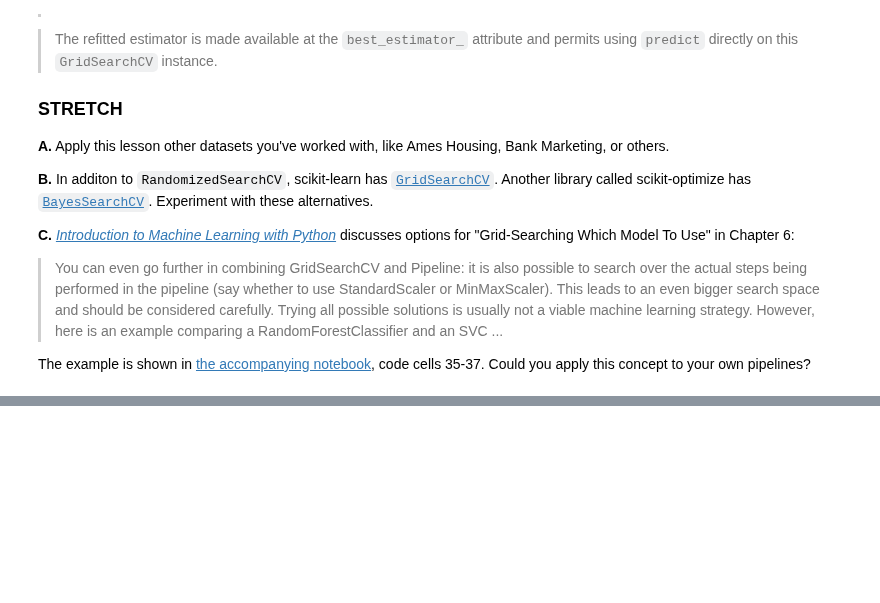
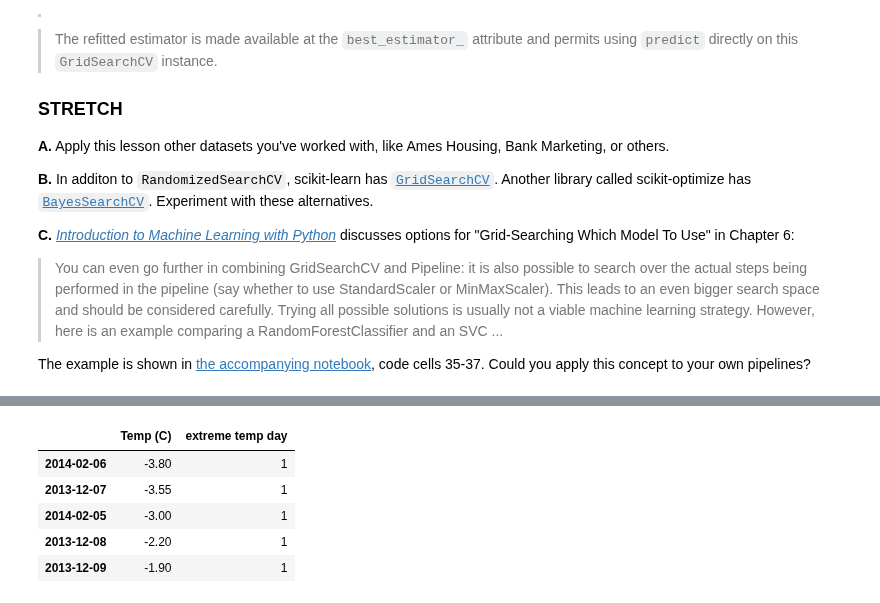
Before and after one commit to LambdaSchool/DS-Unit-2-Sprint-4-Practicing-Understanding, a Jupyter notebook: module1-hyperparameter-optimization/LS_DS_241_Hyperparameter_Optimization.ipynb, the cells around one changed output, grey strips where cells are left out. Saved outputs shown, nothing was run; the diff lists cells and outputs as text; code cells hidden in the pictures; blank space fills up the shorter version.

```diff
--- a/module1-hyperparameter-optimization/LS_DS_241_Hyperparameter_Optimization.ipynb
+++ b/module1-hyperparameter-optimization/LS_DS_241_Hyperparameter_Optimization.ipynb
@@ -596,0 +659,14 @@ The example is shown in [the accompanying notebook](https://github.com/amueller/
+# %%
+# Let's make a feature for extreme cold/extreme heat
+# Anything above about 80 degrees (F) and below 40 degrees (F) counts as extreme temp
+# 80F = 26.67C, 40F = 4.44C
+
+def extreme_temps(X_train):
+  if (X_train["Temp (C)"] > 26.67):
+    return 1
+  elif (X_train["Temp (C)"] < 4.44):
+    return 1
+  else:
+    return 0
+
+X_train["extreme temp day"] = X_train.apply(extreme_temps, axis=1)
@@ -596,0 +679,9 @@ The example is shown in [the accompanying notebook](https://github.com/amueller/
+# %%
+X_train[["Temp (C)", "extreme temp day"]].sort_values("Temp (C)").head()
+# %% [output]
+|  | Temp (C) | extreme temp day |
+| 2014-02-06 | -3.80 | 1 |
+| 2013-12-07 | -3.55 | 1 |
+| 2014-02-05 | -3.00 | 1 |
+| 2013-12-08 | -2.20 | 1 |
+| 2013-12-09 | -1.90 | 1 |
```
Also changed, not shown: parts of 9 cells of this notebook.
